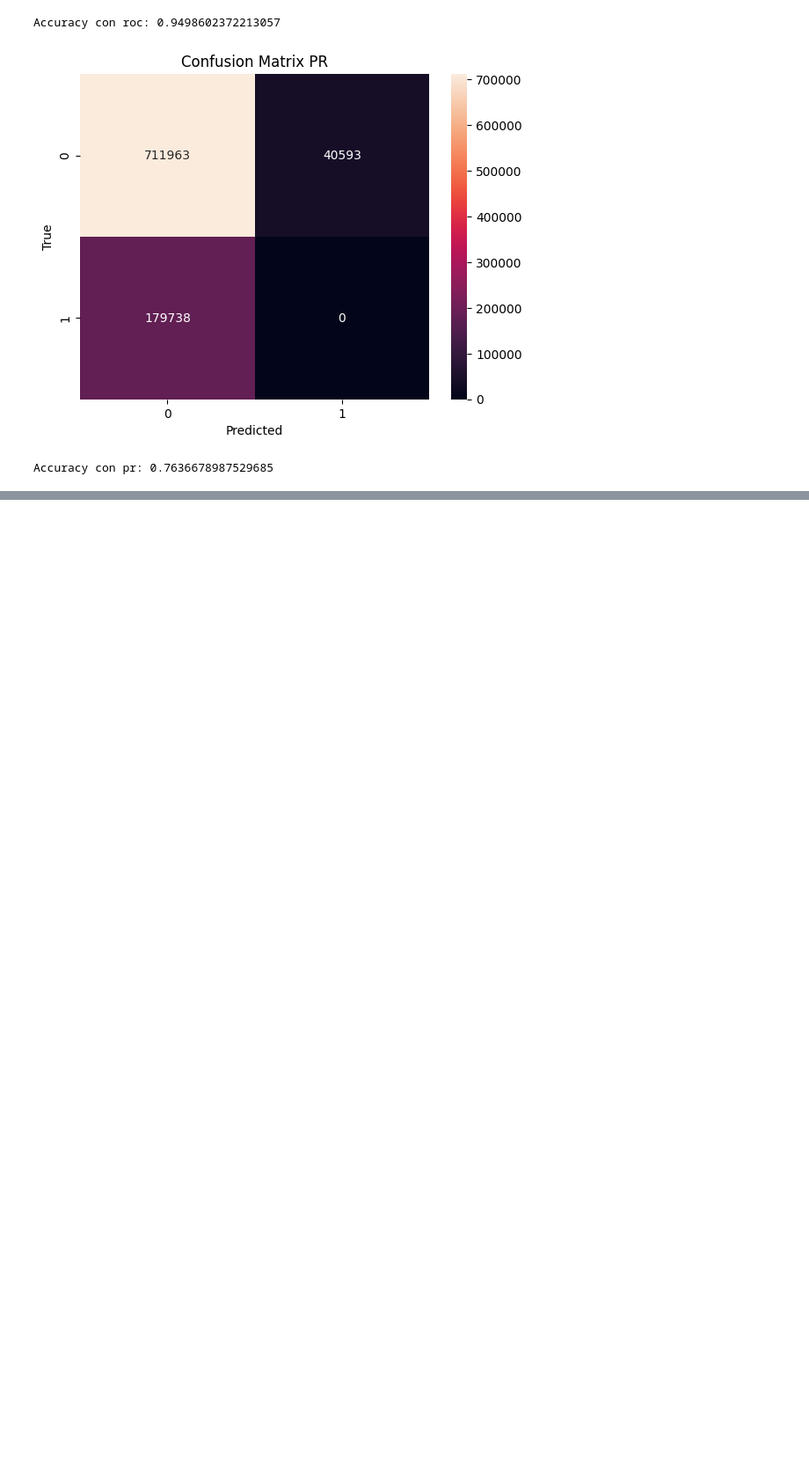
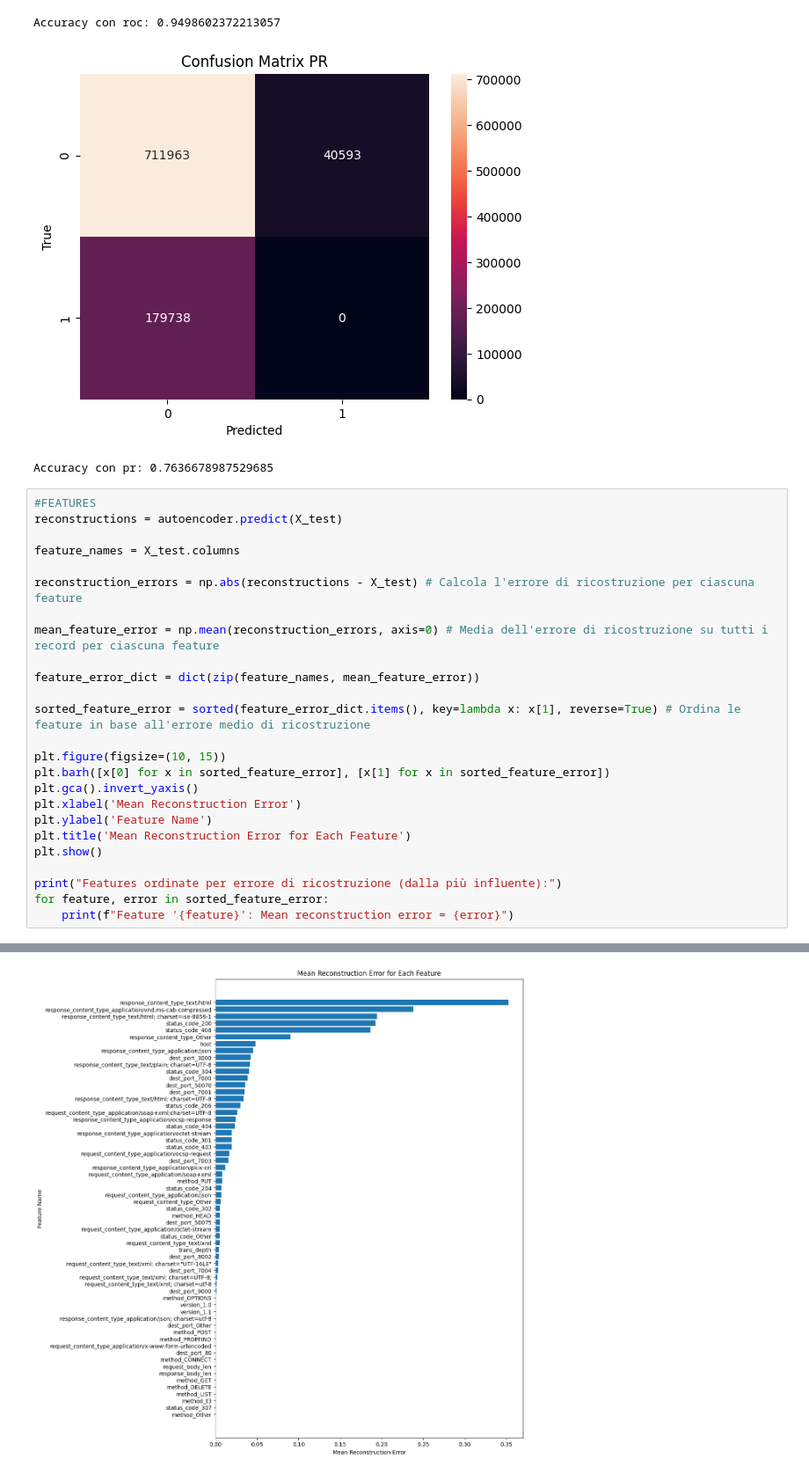
Before and after one commit to db-uniroma3/autoencoder-ids, a Jupyter notebook: autoencoder_semplice/autoencoder.ipynb, the cells around one changed output, grey strips where cells are left out. Shown at 88% size. Drawn from its saved outputs; the diff is of its cells as text; blank space fills up the shorter version.

Commit message:
calcolo errore di ricostruzione singole feature

```diff
--- a/autoencoder_semplice/autoencoder.ipynb
+++ b/autoencoder_semplice/autoencoder.ipynb
@@ -225,3 +223,29 @@ print("\nAccuracy con pr:", accuracy_score(real_labels, predicted_labels_pr))
 Accuracy con roc: 0.9498602372213057
 [figure]
 Accuracy con pr: 0.7636678987529685
+# %%
+#FEATURES
+reconstructions = autoencoder.predict(X_test)
+
+feature_names = X_test.columns
+
+reconstruction_errors = np.abs(reconstructions - X_test) # Calcola l'errore di ricostruzione per ciascuna feature
+
+mean_feature_error = np.mean(reconstruction_errors, axis=0) # Media dell'errore di ricostruzione su tutti i record per ciascuna feature
+
+feature_error_dict = dict(zip(feature_names, mean_feature_error))
+
+sorted_feature_error = sorted(feature_error_dict.items(), key=lambda x: x[1], reverse=True) # Ordina le feature in base all'errore medio di ricostruzione
+
+plt.figure(figsize=(10, 15))
+plt.barh([x[0] for x in sorted_feature_error], [x[1] for x in sorted_feature_error])
+plt.gca().invert_yaxis()
+plt.xlabel('Mean Reconstruction Error')
+plt.ylabel('Feature Name')
+plt.title('Mean Reconstruction Error for Each Feature')
+plt.show()
+
+print("Features ordinate per errore di ricostruzione (dalla più influente):")
+for feature, error in sorted_feature_error:
+    print(f"Feature '{feature}': Mean reconstruction error = {error}")
+# %% [output]
@@ -227,0 +253 @@ Accuracy con pr: 0.7636678987529685
+[figure, added]
```
Also changed, not shown: parts of 2 cells of this notebook.
